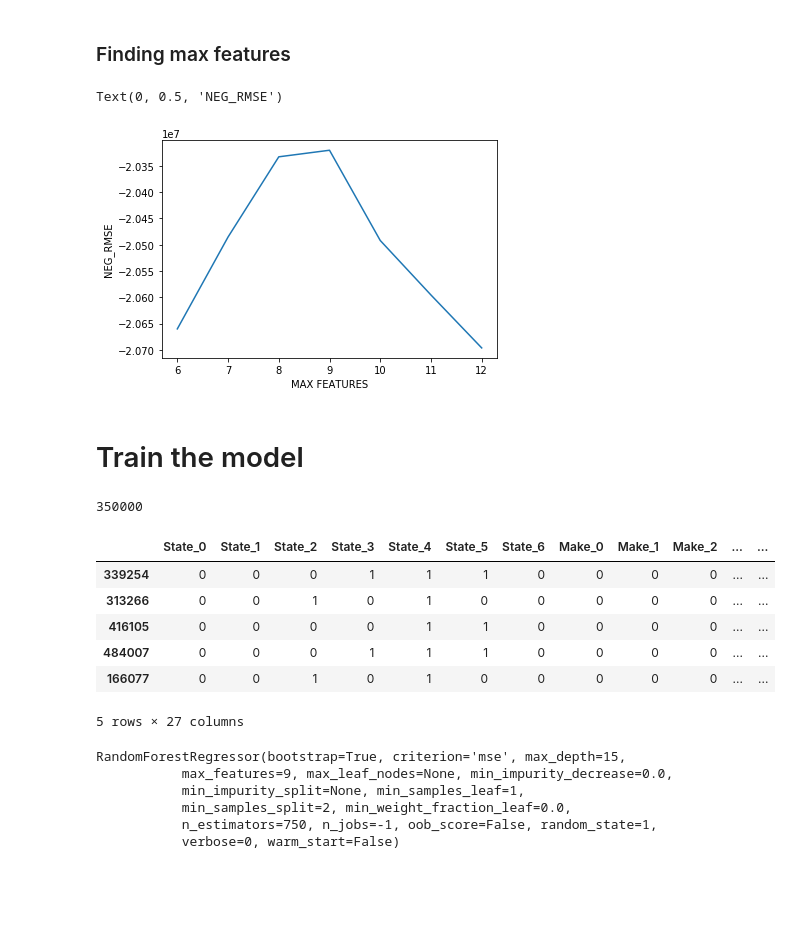
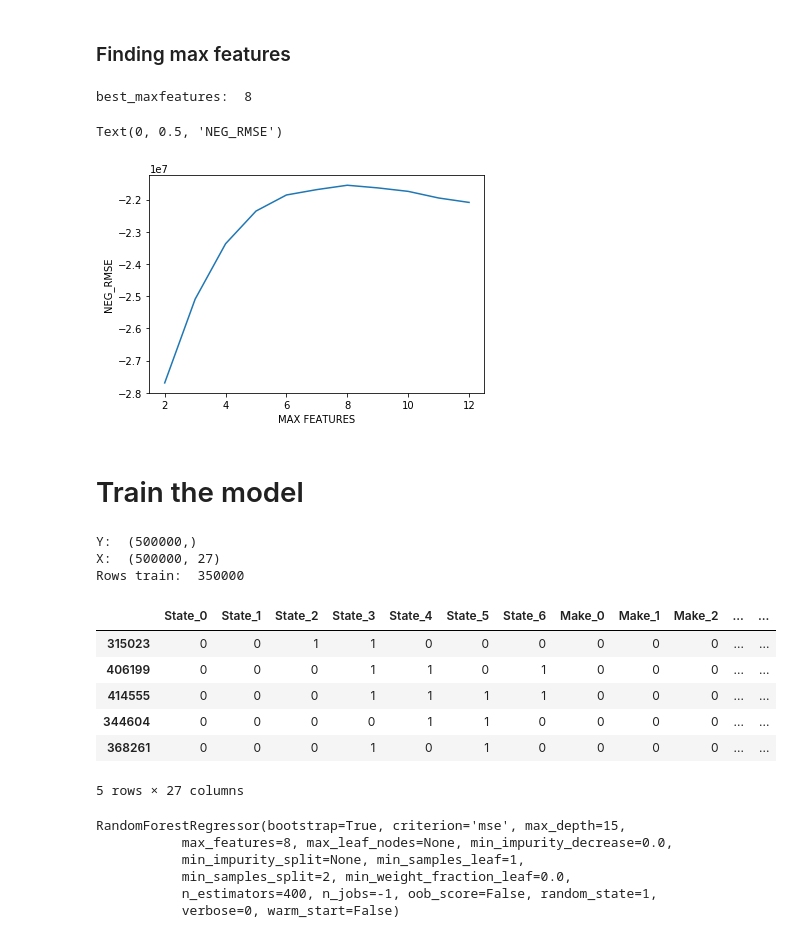
Before and after one commit to gomezivan/Python-ML, a Jupyter notebook: Proyecto 1st/P1-UsedVehiclePricePrediction.ipynb, the cells around one changed output. Drawn from its saved outputs; the diff is of its cells as text; code cells hidden in the pictures; blank space fills up the shorter version.

```diff
--- a/Proyecto 1st/P1-UsedVehiclePricePrediction.ipynb
+++ b/Proyecto 1st/P1-UsedVehiclePricePrediction.ipynb
@@ -84,0 +70,13 @@ X = data_sample.drop(['Price'], axis=1)
+# %%
+#Create the binary encoder and save it
+BinEncoder = ce.BinaryEncoder().fit(data.drop(['Price'], axis=1))
+joblib.dump(BinEncoder, 'BinEncoder.pkl', compress=3)
+print("Origninal Data: ", data.shape)
+
+#Create sample that it will be use for find the hiperparameters, after select features X and Y
+data_sample = data.sample(n=size_sample, random_state=1)
+Y = data_sample.Price
+X = BinEncoder.transform(data_sample.drop(['Price'], axis=1))
+print("Y sample: ", Y.shape)
+print("X sample: ", X.shape)
+X.head()
@@ -135,7 +140,6 @@ Text(0, 0.5, 'RMSE')
 ### Finding max features
 # %%
 # list of values to try for max_features
-feature_range = range(6, 13, 1)
 
 RMSE_scores_featu = []
 # use 10-fold cross-validation with each value of max_features (WARNING: SLOW!)
@@ -143,46 +147,50 @@ for feature in feature_range:
     rf  = RandomForestRegressor(n_estimators=500, max_features=feature, max_depth=15, random_state=1, n_jobs=-1)
     RMSE_scores_featu.append(cross_val_score(rf, X, Y, cv=5, scoring='neg_mean_squared_error').mean())
 
+best_maxfeatures = feature_range[RMSE_scores_featu.index(max(RMSE_scores_featu))]
+print ("best_maxfeatures: ", best_maxfeatures)
 plt.plot(feature_range, RMSE_scores_featu)
 plt.xlabel('MAX FEATURES')
 plt.ylabel('NEG_RMSE')
 # %% [output]
-Text(0, 0.5, 'NEG_RMSE')
+best_maxfeatures:  8
+Text(0, 0.5, 'NEG_RMSE')
-[figure, old version]
+[figure, new version]
 # %% [markdown]
 # Train the model
 # %%
-Y = data2.Price
-X = data2.drop(['Price'], axis=1)
+#Create de features
+Y = data.Price
+X = BinEncoder.transform(data.drop(['Price'], axis=1))
+print("Y: ", Y.shape)
+print("X: ", X.shape)
 
 #Train the model selecting the best found parameters
 size = 0.3
 X_train, X_validation, Y_train, Y_validation = train_test_split(X, Y,test_size=size).copy()
-print (len(X_train))
+print ("Rows train: ", len(X_train))
 X_train.head()
 # %% [output]
-350000
+Y:  (500000,)
+X:  (500000, 27)
+Rows train:  350000
 |  | State_0 | State_1 | State_2 | State_3 | State_4 | State_5 | State_6 | Make_0 | Make_1 | Make_2 | ... | ... |
-| 339254 | 0 | 0 | 0 | 1 | 1 | 1 | 0 | 0 | 0 | 0 | ... | ... |
-| 313266 | 0 | 0 | 1 | 0 | 1 | 0 | 0 | 0 | 0 | 0 | ... | ... |
-| 416105 | 0 | 0 | 0 | 0 | 1 | 1 | 0 | 0 | 0 | 0 | ... | ... |
-| 484007 | 0 | 0 | 0 | 1 | 1 | 1 | 0 | 0 | 0 | 0 | ... | ... |
-| 166077 | 0 | 0 | 1 | 0 | 1 | 0 | 0 | 0 | 0 | 0 | ... | ... |
+| 315023 | 0 | 0 | 1 | 1 | 0 | 0 | 0 | 0 | 0 | 0 | ... | ... |
+| 406199 | 0 | 0 | 0 | 1 | 1 | 0 | 1 | 0 | 0 | 0 | ... | ... |
+| 414555 | 0 | 0 | 0 | 1 | 1 | 1 | 1 | 0 | 0 | 0 | ... | ... |
+| 344604 | 0 | 0 | 0 | 0 | 1 | 1 | 0 | 0 | 0 | 0 | ... | ... |
+| 368261 | 0 | 0 | 0 | 1 | 0 | 1 | 0 | 0 | 0 | 0 | ... | ... |
 5 rows × 27 columns
-# %%
-#3698.264395413818
-#rf = RandomForestRegressor(n_estimators=250, max_features=5, max_depth=14, random_state=1, n_jobs=-1)
-#RMSE: 3568.311082870556
-#rf = RandomForestRegressor(n_estimators=250, max_features=5, max_depth=17, random_state=1, n_jobs=-1)
-rf = RandomForestRegressor(n_estimators=750, max_depth=15, max_features=9, random_state=1, n_jobs=-1)
-rf.fit(X_train, Y_train)
-# %% [output]
-RandomForestRegressor(bootstrap=True, criterion='mse', max_depth=15,
-           max_features=9, max_leaf_nodes=None, min_impurity_decrease=0.0,
-           min_impurity_split=None, min_samples_leaf=1,
-           min_samples_split=2, min_weight_fraction_leaf=0.0,
-           n_estimators=750, n_jobs=-1, oob_score=False, random_state=1,
-           verbose=0, warm_start=False)
+# %%
+rf = RandomForestRegressor(n_estimators=best_n_estimator, max_depth=best_depth, max_features=best_maxfeatures, random_state=1, n_jobs=-1)
+rf.fit(X_train, Y_train)
+# %% [output]
+RandomForestRegressor(bootstrap=True, criterion='mse', max_depth=15,
+           max_features=8, max_leaf_nodes=None, min_impurity_decrease=0.0,
+           min_impurity_split=None, min_samples_leaf=1,
+           min_samples_split=2, min_weight_fraction_leaf=0.0,
+           n_estimators=400, n_jobs=-1, oob_score=False, random_state=1,
+           verbose=0, warm_start=False)
 # %%
 y_pred_train = rf.predict(X_validation)
 print('RMSE:', np.sqrt(metrics.mean_squared_error(Y_validation, y_pred_train)))
```
Also changed, not shown: parts of 32 cells of this notebook, 7 other files.
